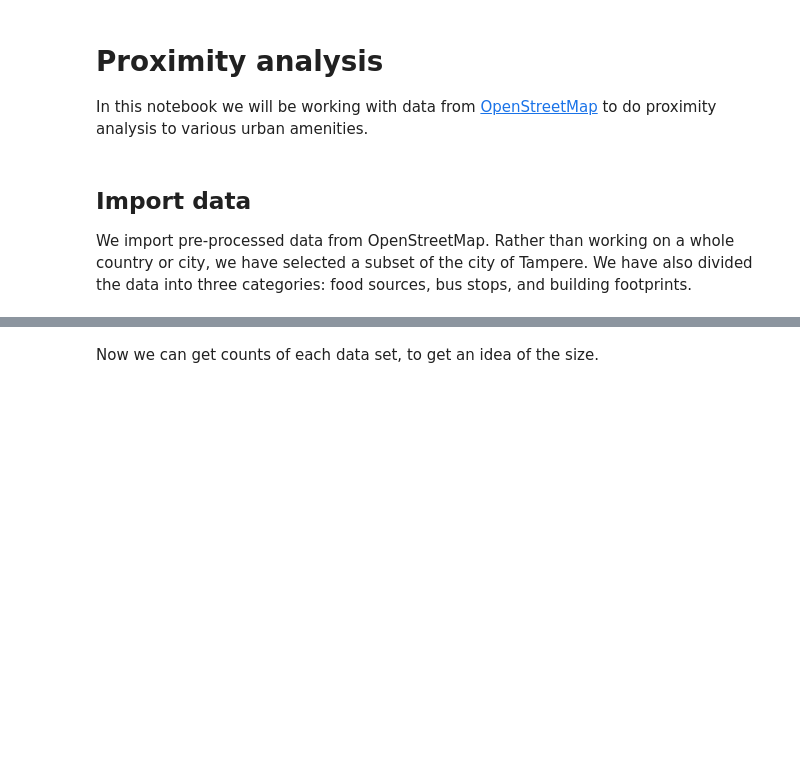
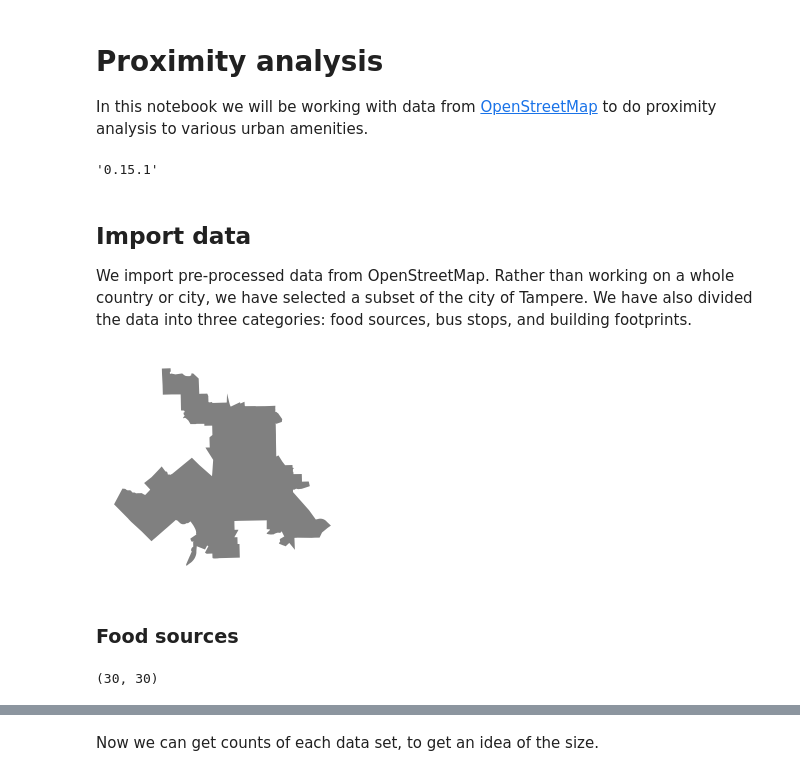
Before and after one commit to SustainableUrbanDesign/app, a Jupyter notebook: experiments/notebooks/proximity.ipynb, the cells around one changed output, grey strips where cells are left out. Saved outputs shown, nothing was run; the diff lists cells and outputs as text; code cells hidden in the pictures; blank space fills up the shorter version.

Commit message:
Download data with osmnx

```diff
--- a/experiments/notebooks/proximity.ipynb
+++ b/experiments/notebooks/proximity.ipynb
@@ -4,10 +4,16 @@ In this notebook we will be working with data from [OpenStreetMap](https://opens
 # %%
 import geopandas
 from matplotlib.colors import ListedColormap
+import osmnx as ox
 import pyproj
 from shapely.ops import transform
 
 %matplotlib inline
+
+ox.config(log_console=True, use_cache=True)
+ox.__version__
+# %% [output]
+'0.15.1'
 # %% [markdown]
 ## Import data
 We import pre-processed data from OpenStreetMap. Rather than working on a whole country or city, we have selected a subset of the city of Tampere. We have also divided the data into three categories: food sources, bus stops, and building footprints.
@@ -21,0 +20,12 @@ buildings = geopandas.read_file(building_footprints_file)
+# %%
+location = {'city':'San Luis Obispo', 'state':'California'}
+
+location_df = ox.geocode_to_gdf(location)
+# %%
+location_proj = ox.project_gdf(location_df)
+ax = location_proj.plot(fc='gray', ec='none')
+_ = ax.axis('off')
+# %% [output]
+[figure, added]
+# %% [markdown]
+### Food sources
@@ -21,0 +40,5 @@ buildings = geopandas.read_file(building_footprints_file)
+# %%
+food_sources_df = ox.pois_from_place(location, food_sources_tags)
+food_sources_df.shape
+# %% [output]
+(30, 30)
```
Also changed, not shown: parts of 20 cells of this notebook.
